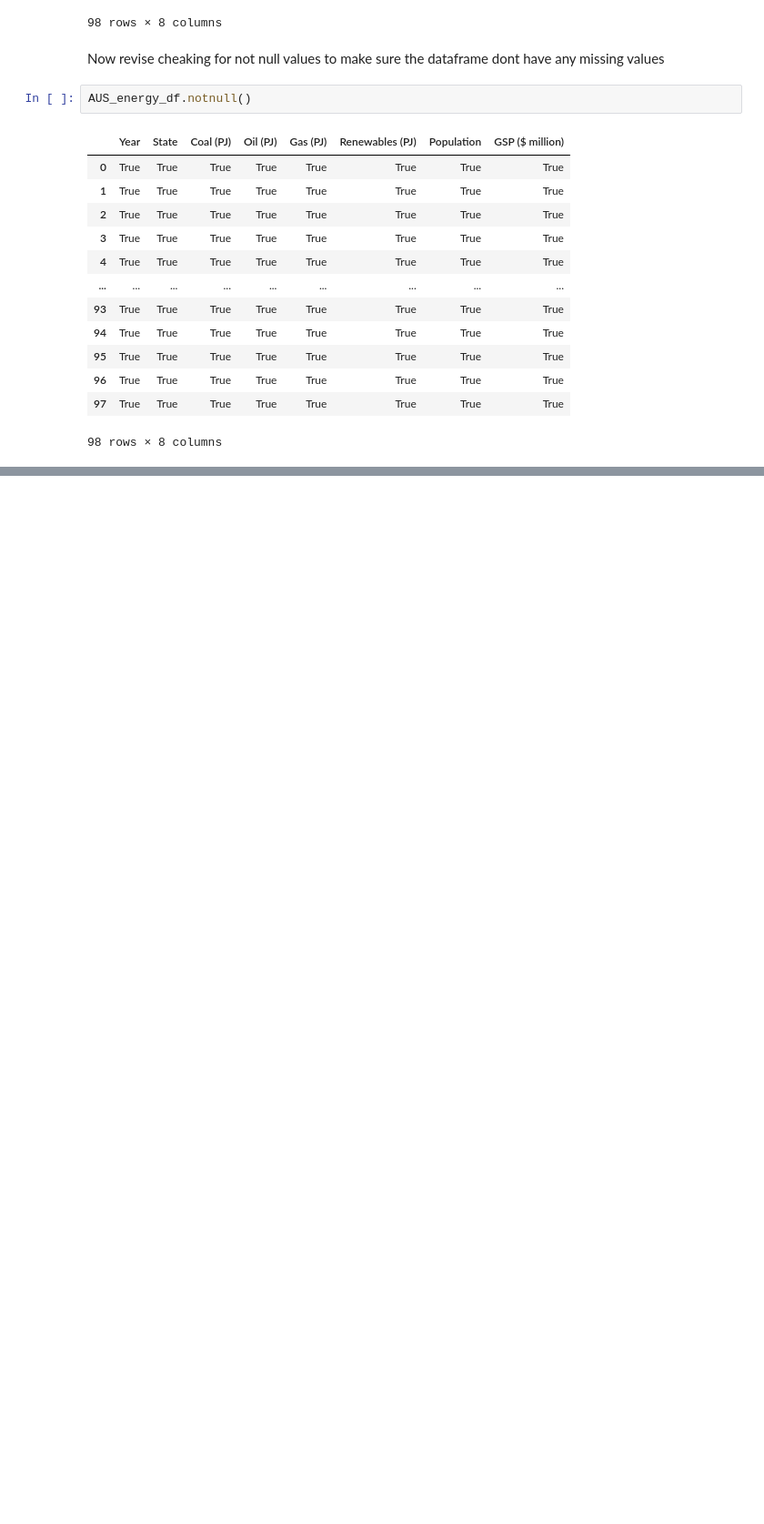
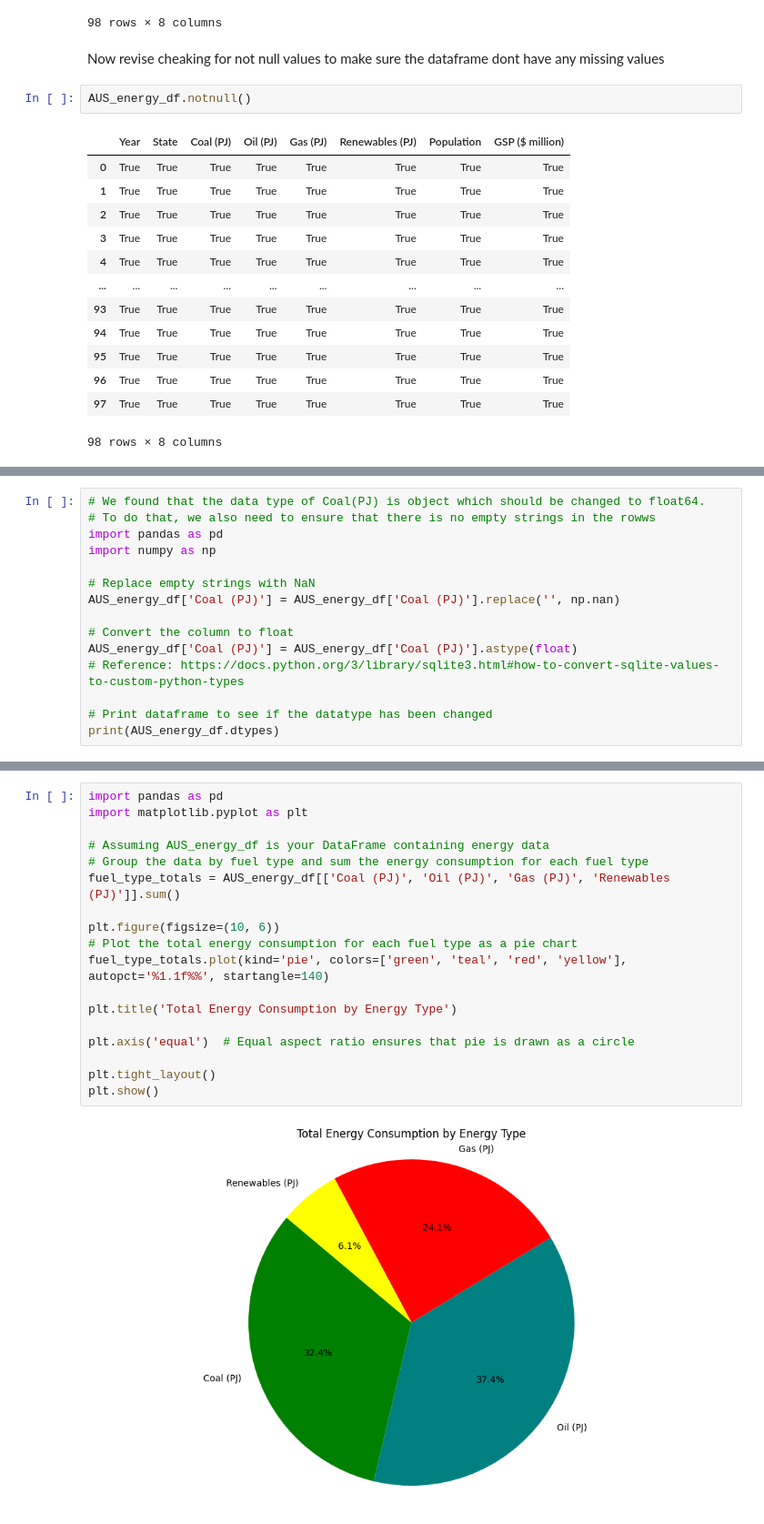
Before and after one commit to DurantZhou/ISYS5002-2024-S1-A2, a Jupyter notebook: Business_Report_Group_2_.ipynb, the cells around one changed output, grey strips where cells are left out. Shown at 91% size. Drawn from its saved outputs; the diff is of its cells as text; blank space fills up the shorter version.

```diff
--- a/Business_Report_Group_2_.ipynb
+++ b/Business_Report_Group_2_.ipynb
@@ -273,0 +305,15 @@ There is no missing values were found Australian Energy Dataframe
+# %%
+# We found that the data type of Coal(PJ) is object which should be changed to float64.
+# To do that, we also need to ensure that there is no empty strings in the rowws
+import pandas as pd
+import numpy as np
+
+# Replace empty strings with NaN
+AUS_energy_df['Coal (PJ)'] = AUS_energy_df['Coal (PJ)'].replace('', np.nan)
+
+# Convert the column to float
+AUS_energy_df['Coal (PJ)'] = AUS_energy_df['Coal (PJ)'].astype(float)
+# Reference: https://docs.python.org/3/library/sqlite3.html#how-to-convert-sqlite-values-to-custom-python-types
+
+# Print dataframe to see if the datatype has been changed
+print(AUS_energy_df.dtypes)
@@ -273,0 +438,20 @@ There is no missing values were found Australian Energy Dataframe
+# %%
+import pandas as pd
+import matplotlib.pyplot as plt
+
+# Assuming AUS_energy_df is your DataFrame containing energy data
+# Group the data by fuel type and sum the energy consumption for each fuel type
+fuel_type_totals = AUS_energy_df[['Coal (PJ)', 'Oil (PJ)', 'Gas (PJ)', 'Renewables (PJ)']].sum()
+
+plt.figure(figsize=(10, 6))
+# Plot the total energy consumption for each fuel type as a pie chart
+fuel_type_totals.plot(kind='pie', colors=['green', 'teal', 'red', 'yellow'], autopct='%1.1f%%', startangle=140)
+
+plt.title('Total Energy Consumption by Energy Type')
+
+plt.axis('equal')  # Equal aspect ratio ensures that pie is drawn as a circle
+
+plt.tight_layout()
+plt.show()
+# %% [output]
+[figure, added]
```
Also changed, not shown: parts of 25 cells of this notebook.
